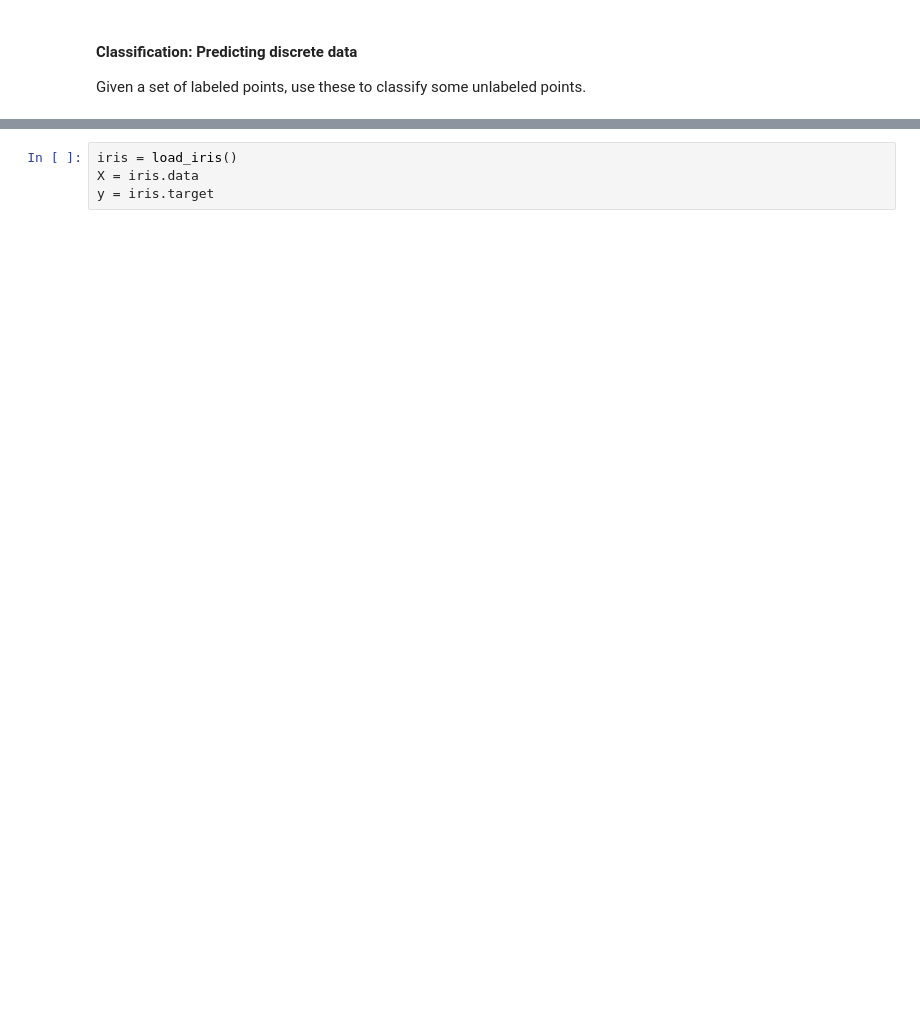
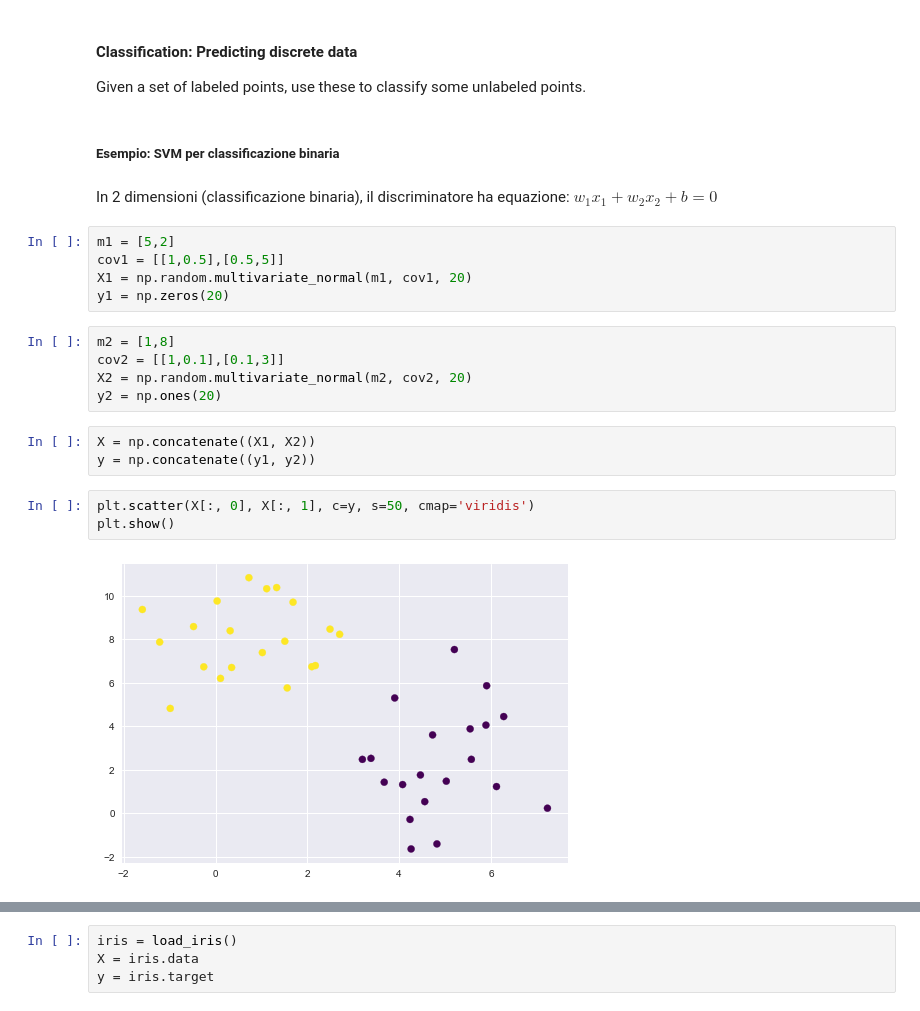
Before and after one commit to ricdip/jupyter_notebooks, a Jupyter notebook: data_science/sklearn.ipynb, the cells around one changed output, grey strips where cells are left out. Cells and saved outputs as stored; diff of their text form; blank space fills up the shorter version.

```diff
--- a/data_science/sklearn.ipynb
+++ b/data_science/sklearn.ipynb
@@ -10,3 +26,26 @@ Modellizzare la relazione tra alcuni campi dei dati (features) e il valore di un
 #### Classification: Predicting discrete data
 
 Given a set of labeled points, use these to classify some unlabeled points.
+# %% [markdown]
+##### Esempio: SVM per classificazione binaria
+# %% [markdown]
+In 2 dimensioni (classificazione binaria), il discriminatore ha equazione:
+$w_1x_1 + w_2x_2 + b = 0$
+# %%
+m1 = [5,2]
+cov1 = [[1,0.5],[0.5,5]]
+X1 = np.random.multivariate_normal(m1, cov1, 20)
+y1 = np.zeros(20)
+# %%
+m2 = [1,8]
+cov2 = [[1,0.1],[0.1,3]]
+X2 = np.random.multivariate_normal(m2, cov2, 20)
+y2 = np.ones(20)
+# %%
+X = np.concatenate((X1, X2))
+y = np.concatenate((y1, y2))
+# %%
+plt.scatter(X[:, 0], X[:, 1], c=y, s=50, cmap='viridis')
+plt.show()
+# %% [output]
+[figure, added]
```
Also changed, not shown: parts of 74 cells of this notebook.
